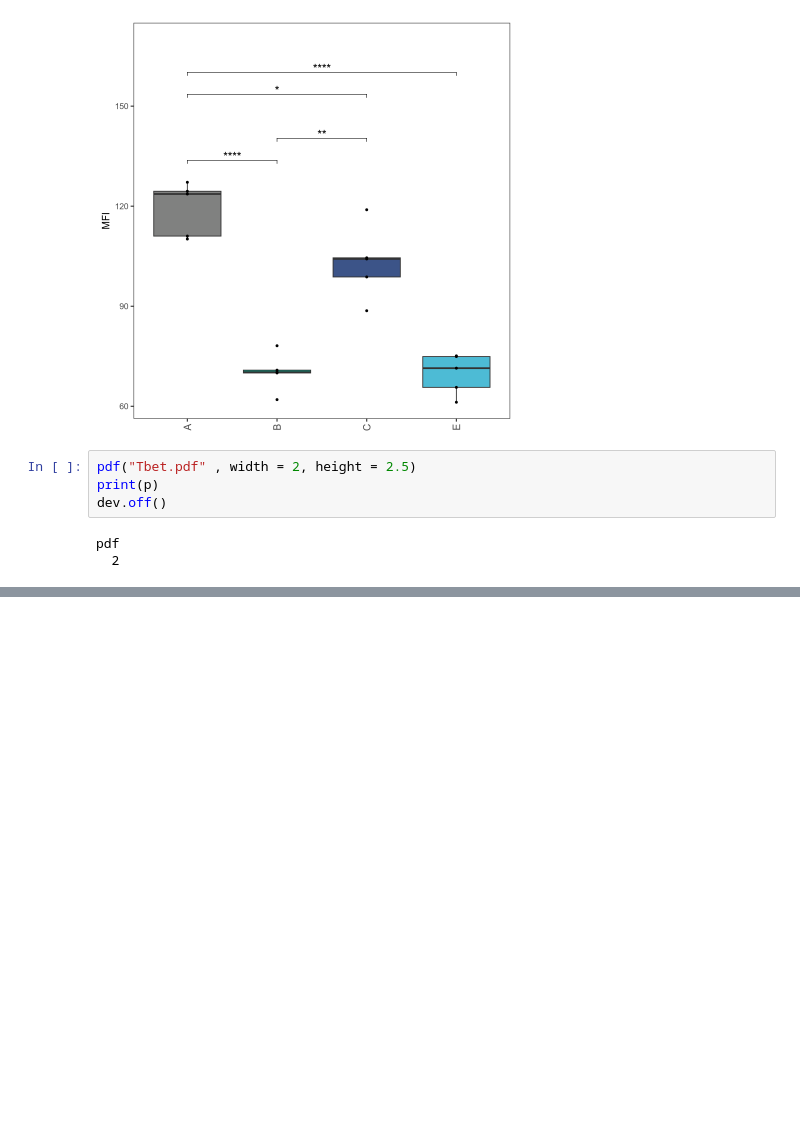
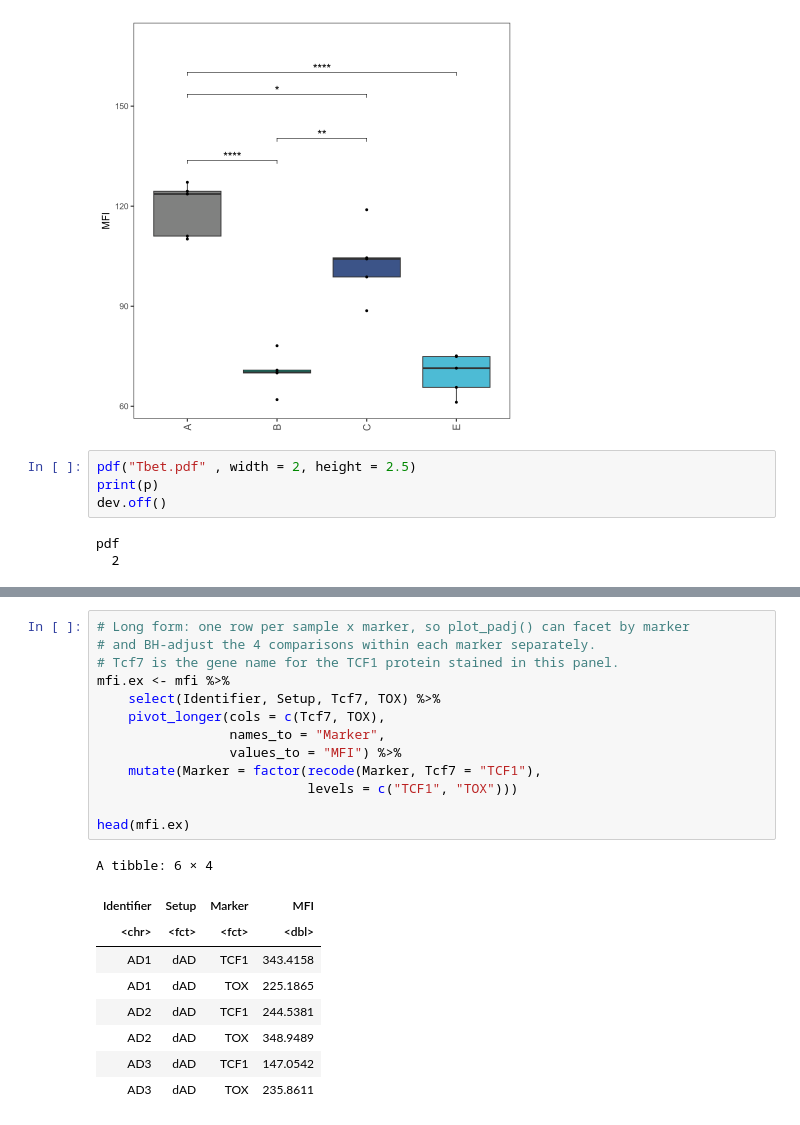
Before and after one commit to ScrippsPipkinLab/AlbaoRunx3Manuscript, a Jupyter notebook: flow/Fig04/2022-037-Runx3mut.ipynb, the cells around one changed output, grey strips where cells are left out. Cells and saved outputs as stored; diff of their text form; blank space fills up the shorter version.

```diff
--- a/flow/Fig04/2022-037-Runx3mut.ipynb
+++ b/flow/Fig04/2022-037-Runx3mut.ipynb
@@ -339,0 +346,23 @@ pdf
+# %%
+# Long form: one row per sample x marker, so plot_padj() can facet by marker
+# and BH-adjust the 4 comparisons within each marker separately.
+# Tcf7 is the gene name for the TCF1 protein stained in this panel.
+mfi.ex <- mfi %>%
+    select(Identifier, Setup, Tcf7, TOX) %>%
+    pivot_longer(cols = c(Tcf7, TOX),
+                 names_to = "Marker",
+                 values_to = "MFI") %>%
+    mutate(Marker = factor(recode(Marker, Tcf7 = "TCF1"),
+                           levels = c("TCF1", "TOX")))
+
+head(mfi.ex)
+# %% [output]
+A tibble: 6 × 4
+| Identifier | Setup | Marker | MFI |
+| <chr> | <fct> | <fct> | <dbl> |
+| AD1 | dAD | TCF1 | 343.4158 |
+| AD1 | dAD | TOX | 225.1865 |
+| AD2 | dAD | TCF1 | 244.5381 |
+| AD2 | dAD | TOX | 348.9489 |
+| AD3 | dAD | TCF1 | 147.0542 |
+| AD3 | dAD | TOX | 235.8611 |
```
Also changed, not shown: parts of 3 cells of this notebook, 12 other files.
